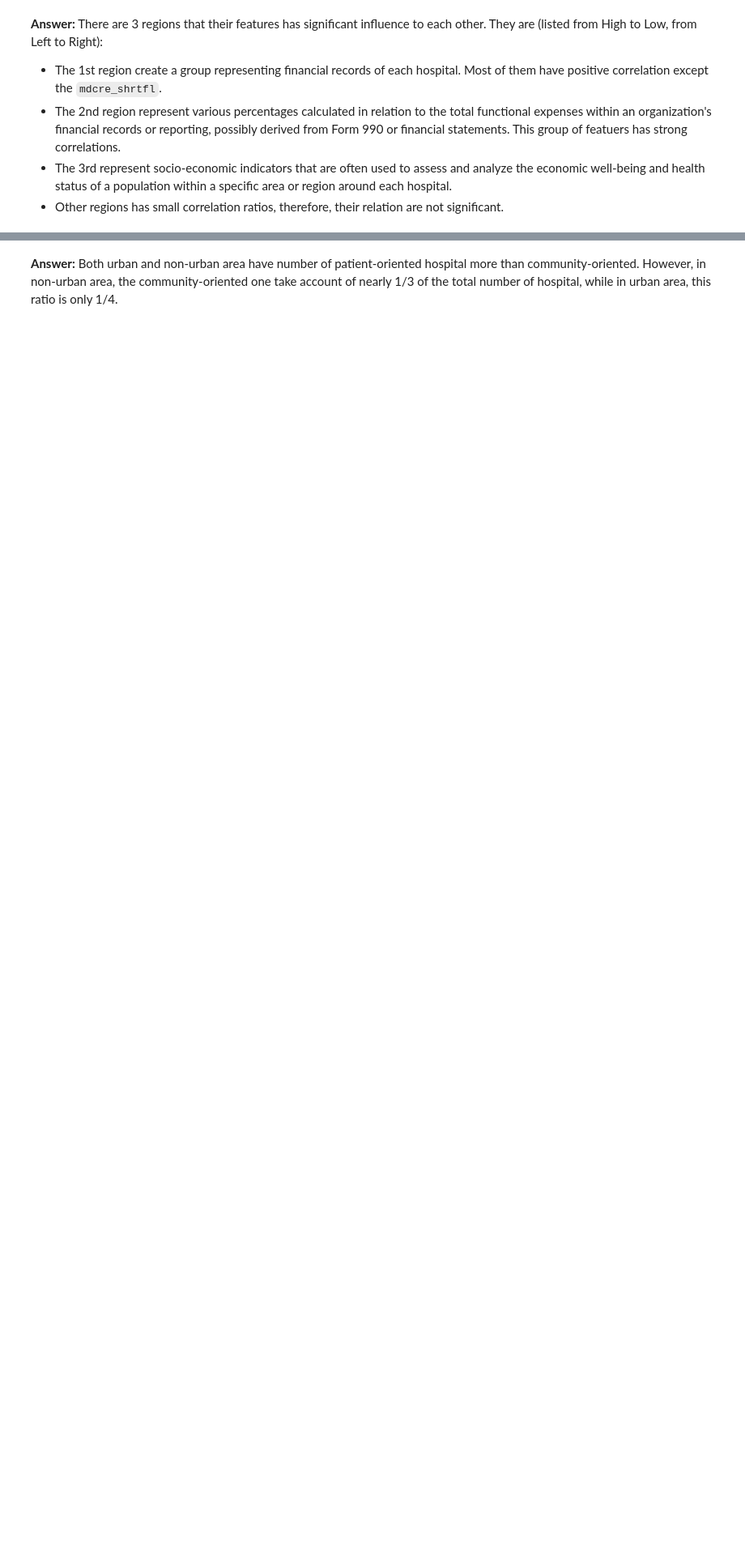
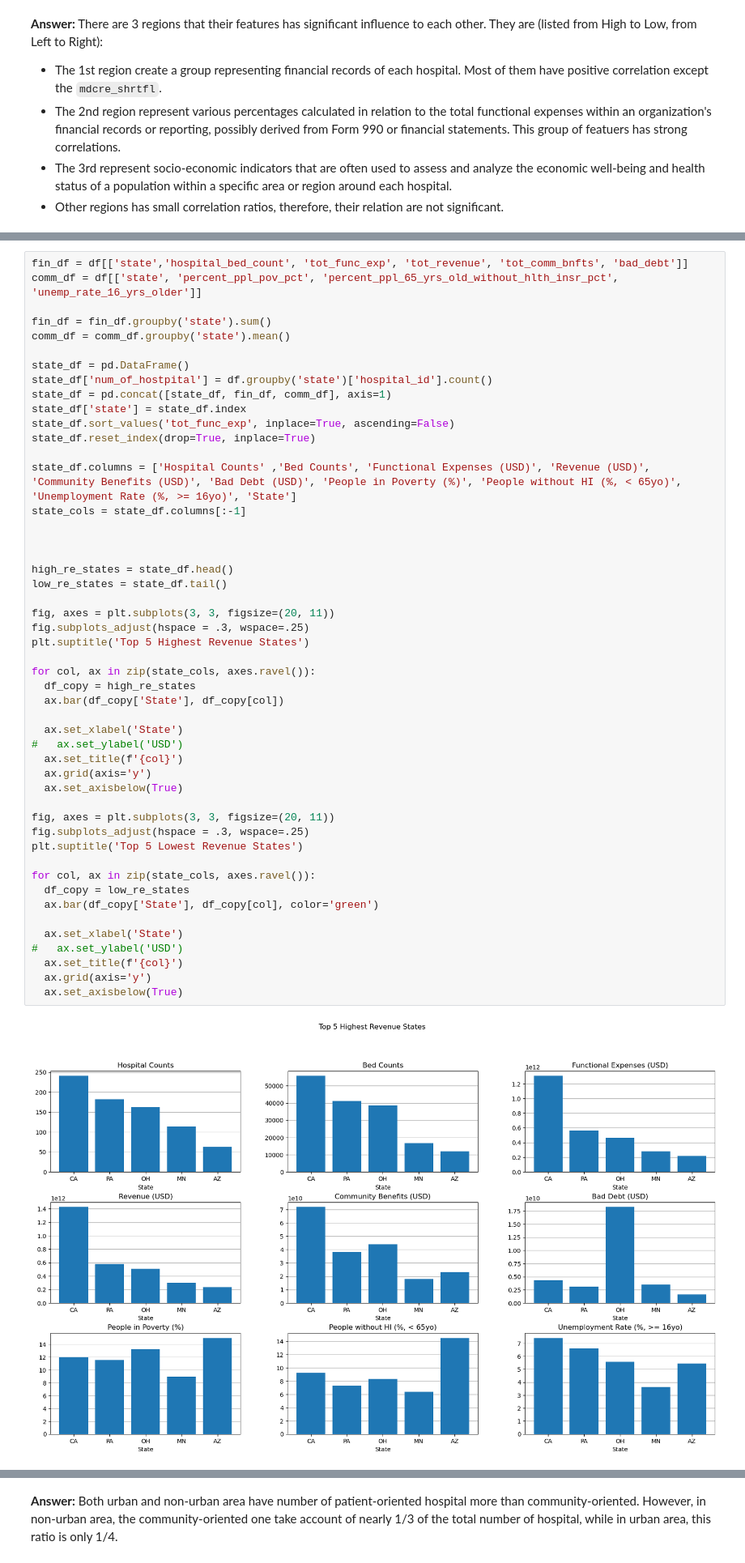
Before and after one commit to gigachad0209/Final-Project---NMKHDL, a Jupyter notebook: eda.ipynb, the cells around one changed output, grey strips where cells are left out. Shown at 81% size. Saved outputs shown, nothing was run; the diff lists cells and outputs as text; blank space fills up the shorter version.

```diff
--- a/eda.ipynb
+++ b/eda.ipynb
@@ -97,0 +68,51 @@ state_revenue_df.head(10).plot.bar(rot=0, xlabel='State', ylabel='Total Revenue(
+# %%
+fin_df = df[['state','hospital_bed_count', 'tot_func_exp', 'tot_revenue', 'tot_comm_bnfts', 'bad_debt']]
+comm_df = df[['state', 'percent_ppl_pov_pct', 'percent_ppl_65_yrs_old_without_hlth_insr_pct', 'unemp_rate_16_yrs_older']]
+
+fin_df = fin_df.groupby('state').sum()
+comm_df = comm_df.groupby('state').mean()
+
+state_df = pd.DataFrame()
+state_df['num_of_hostpital'] = df.groupby('state')['hospital_id'].count()
+state_df = pd.concat([state_df, fin_df, comm_df], axis=1)
+state_df['state'] = state_df.index
+state_df.sort_values('tot_func_exp', inplace=True, ascending=False)
+state_df.reset_index(drop=True, inplace=True)
+
+state_df.columns = ['Hospital Counts' ,'Bed Counts', 'Functional Expenses (USD)', 'Revenue (USD)', 'Community Benefits (USD)', 'Bad Debt (USD)', 'People in Poverty (%)', 'People without HI (%, < 65yo)', 'Unemployment Rate (%, >= 16yo)', 'State']
+state_cols = state_df.columns[:-1]
+
+
+
+high_re_states = state_df.head()
+low_re_states = state_df.tail()
+
+fig, axes = plt.subplots(3, 3, figsize=(20, 11))
+fig.subplots_adjust(hspace = .3, wspace=.25)
+plt.suptitle('Top 5 Highest Revenue States')
+
+for col, ax in zip(state_cols, axes.ravel()):
+  df_copy = high_re_states
+  ax.bar(df_copy['State'], df_copy[col])
+
+  ax.set_xlabel('State')
+#   ax.set_ylabel('USD')
+  ax.set_title(f'{col}')
+  ax.grid(axis='y')
+  ax.set_axisbelow(True)
+
+fig, axes = plt.subplots(3, 3, figsize=(20, 11))
+fig.subplots_adjust(hspace = .3, wspace=.25)
+plt.suptitle('Top 5 Lowest Revenue States')
+
+for col, ax in zip(state_cols, axes.ravel()):
+  df_copy = low_re_states
+  ax.bar(df_copy['State'], df_copy[col], color='green')
+
+  ax.set_xlabel('State')
+#   ax.set_ylabel('USD')
+  ax.set_title(f'{col}')
+  ax.grid(axis='y')
+  ax.set_axisbelow(True)
+# %% [output]
+[figure, added]
```
Also changed, not shown: parts of 10 cells of this notebook.
